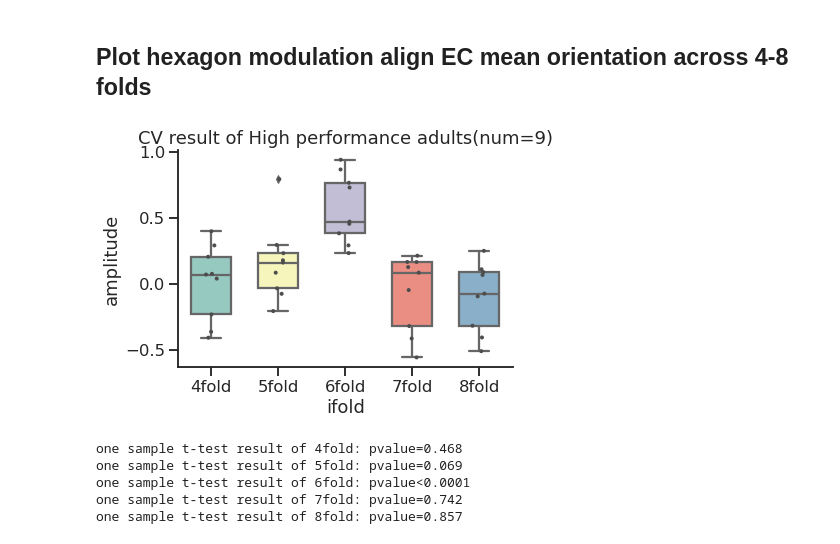
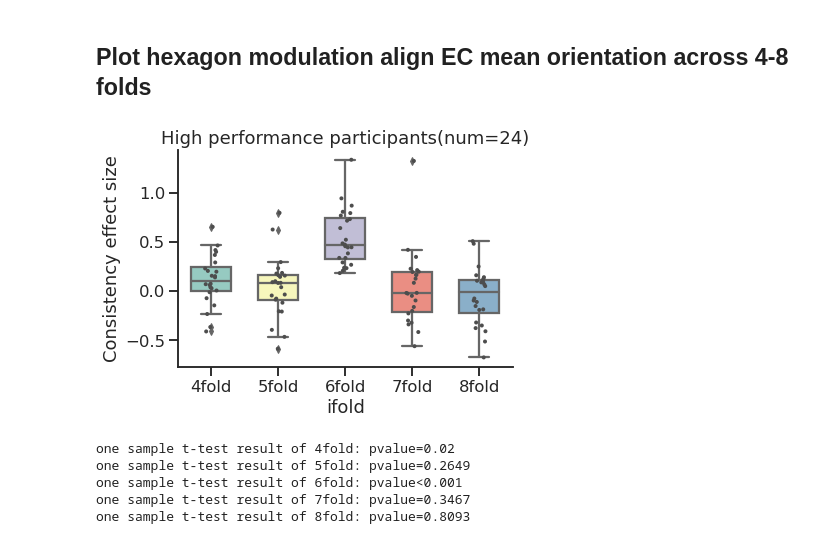
Before and after one commit to YukunQu/DCM, a Jupyter notebook: analysis/mri/ROI_analysis/CV/plot_specificTo6.ipynb, the cells around one changed output. Saved outputs shown, nothing was run; the diff lists cells and outputs as text; code cells hidden in the pictures.

```diff
--- a/analysis/mri/ROI_analysis/CV/plot_specificTo6.ipynb
+++ b/analysis/mri/ROI_analysis/CV/plot_specificTo6.ipynb
@@ -10,7 +10,7 @@ custom_params = {"axes.spines.right": False, "axes.spines.top": False}
 sns.set_theme(style="ticks", rc=custom_params)
 sns.set_context("talk")
 
-data = pd.read_csv(r'/mnt/workdir/DCM/BIDS/derivatives/Nipype/hexagon/betas/alignPhi_EC_betas_individual_ROI.csv')
+data = pd.read_csv(r'/mnt/workdir/DCM/BIDS/derivatives/Nipype/hexagon/betas/alignPhi_EC_betas_individual_ROI_all.csv')
 data_clean = pd.DataFrame(columns=['sub_id','ifold','amplitude'])
 for sub_ifold_data in data.groupby(['sub_id','ifold']):
     subid = sub_ifold_data[0][0]
@@ -21,24 +21,28 @@ for sub_ifold_data in data.groupby(['sub_id','ifold']):
 # %%
 fig, ax = plt.subplots()
 sns.boxplot(x='ifold', y="amplitude", data=data_clean, width=.6,palette='Set3')
 sns.stripplot(x='ifold', y="amplitude", data=data_clean, size=4, color='.3', linewidth=0)
-plt.title("CV result of High performance adults(num=9)")
+plt.ylabel('Consistency effect size')
+sub_num = len(set(data_clean['sub_id']))
+plt.title("High performance participants(num={})".format(sub_num))
 plt.show()
 # %% [output]
-[figure, old version]
+[figure, new version]
 # %%
 from scipy.stats import ttest_1samp
+ifold_p = []
 for i in range(4,9):
     fold6_act = data_clean.query(f'ifold=="{i}fold"')['amplitude'].to_list()
     _,p = ttest_1samp(fold6_act,0,alternative='greater')
-    p = round(p,3)
-    if p>0.0001:
+    ifold_p.append(p)
+    p = round(p,4)
+    if p>0.001:
         print('one sample t-test result of {}fold: pvalue={}'.format(i,p))
     else:
-        print('one sample t-test result of {}fold: pvalue<0.0001'.format(i))
+        print('one sample t-test result of {}fold: pvalue<0.001'.format(i))
 # %% [output]
-one sample t-test result of 4fold: pvalue=0.468
-one sample t-test result of 5fold: pvalue=0.069
-one sample t-test result of 6fold: pvalue<0.0001
-one sample t-test result of 7fold: pvalue=0.742
-one sample t-test result of 8fold: pvalue=0.857
+one sample t-test result of 4fold: pvalue=0.02
+one sample t-test result of 5fold: pvalue=0.2649
+one sample t-test result of 6fold: pvalue<0.001
+one sample t-test result of 7fold: pvalue=0.3467
+one sample t-test result of 8fold: pvalue=0.8093
```
Also changed, not shown: 49 other files.
